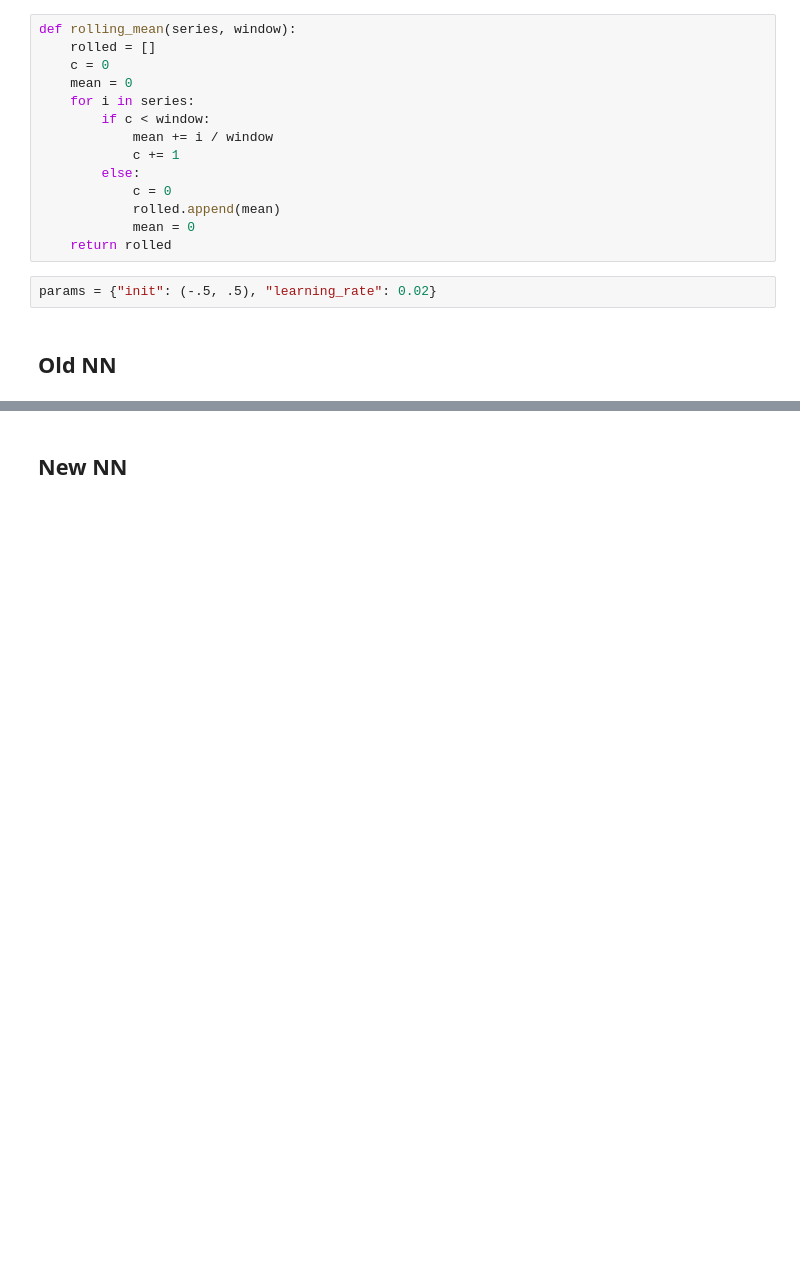
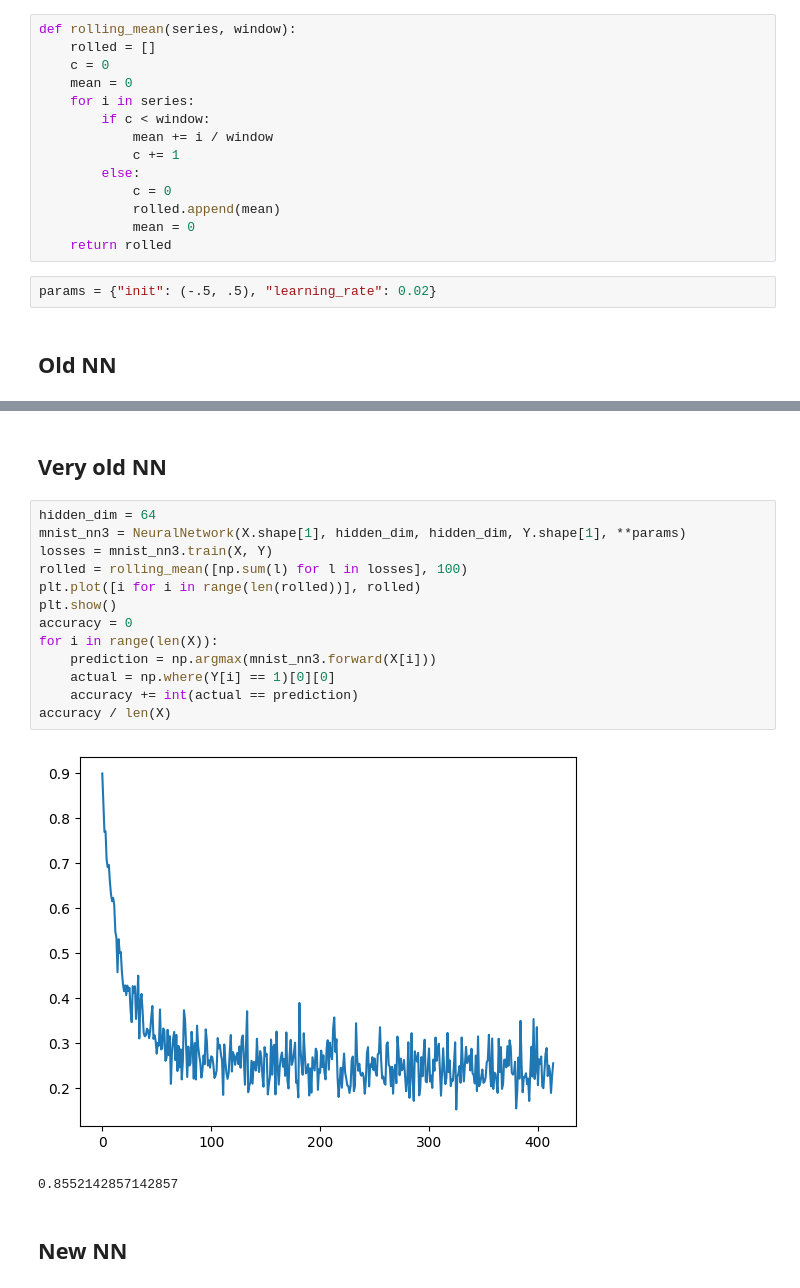
Before and after one commit to chris-hoertnagl/AI-Dojo, a Jupyter notebook: DL/neural_net.ipynb, the cells around one changed output, grey strips where cells are left out. Cells and saved outputs as stored; diff of their text form; blank space fills up the shorter version.

```diff
--- a/DL/neural_net.ipynb
+++ b/DL/neural_net.ipynb
@@ -704,3 +645,21 @@ accuracy / len(X)
+# %% [markdown]
+## Very old NN
+# %%
+hidden_dim = 64
+mnist_nn3 = NeuralNetwork(X.shape[1], hidden_dim, hidden_dim, Y.shape[1], **params)
+losses = mnist_nn3.train(X, Y)
+rolled = rolling_mean([np.sum(l) for l in losses], 100)
+plt.plot([i for i in range(len(rolled))], rolled)
+plt.show()
+accuracy = 0
+for i in range(len(X)):
+    prediction = np.argmax(mnist_nn3.forward(X[i]))
+    actual = np.where(Y[i] == 1)[0][0]
+    accuracy += int(actual == prediction)
+accuracy / len(X)
+# %% [output]
+[figure, added]
+0.8552142857142857
 # %% [markdown]
 ## New NN
 # %%
```
Also changed, not shown: parts of 37 cells of this notebook, 1 other file.
